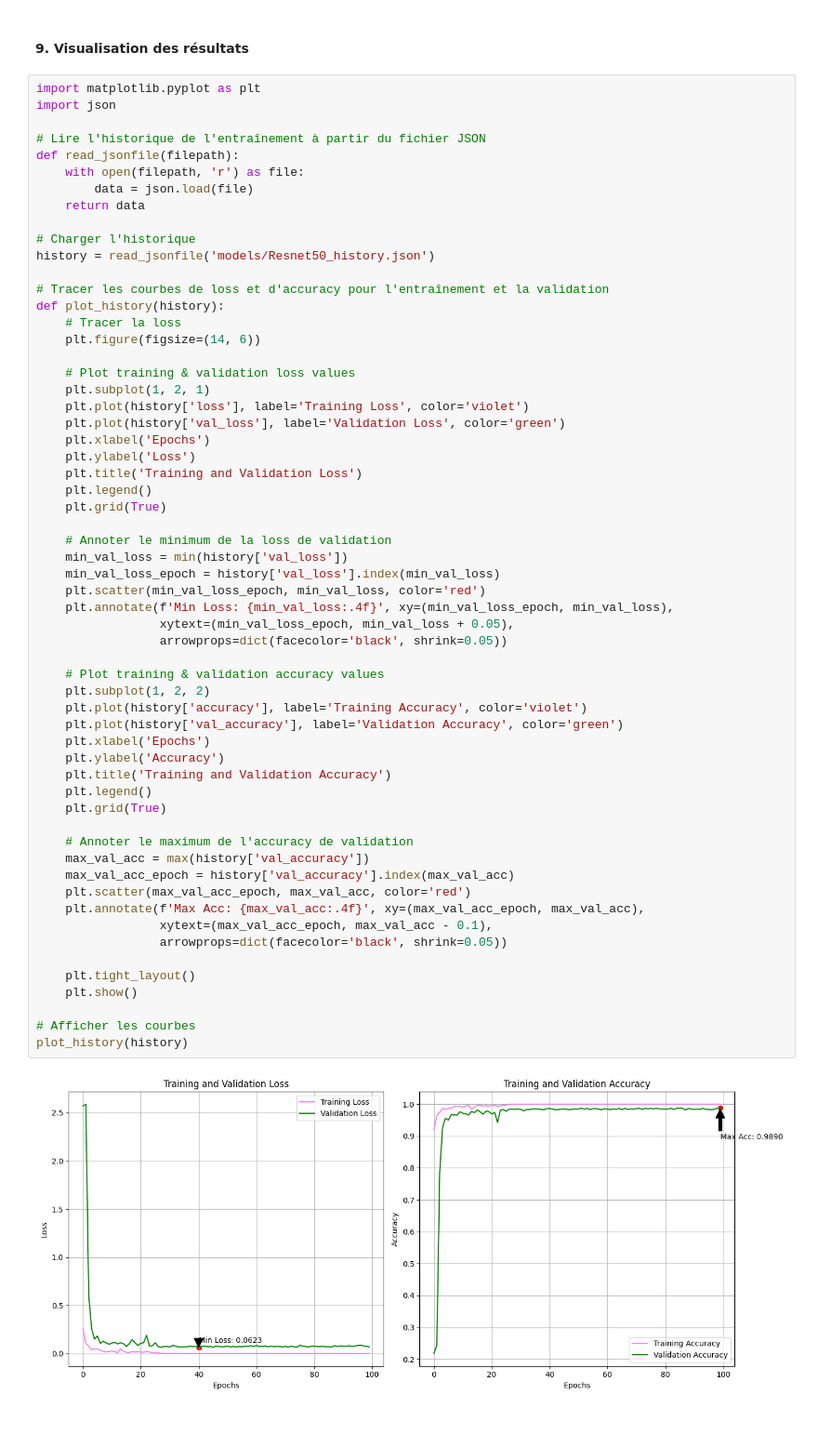
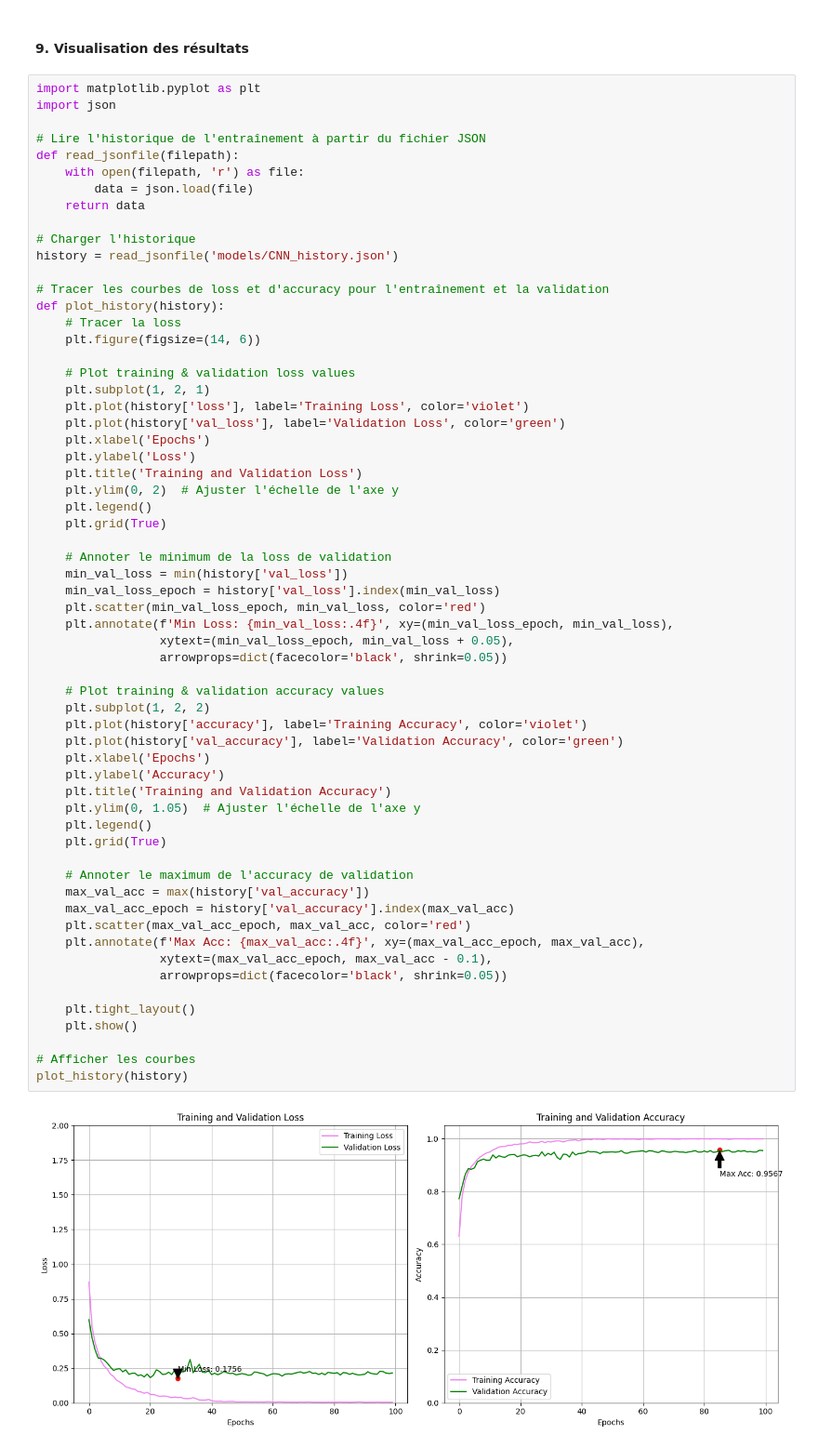
Before and after one commit to HSrbyte/doc-classifier, a Jupyter notebook: notebooks/14-aasri-CNN.ipynb, the cells around one changed output. Shown at 93% size. Cells and saved outputs as stored; diff of their text form; blank space fills up the shorter version.

```diff
--- a/notebooks/14-aasri-CNN.ipynb
+++ b/notebooks/14-aasri-CNN.ipynb
@@ -161,7 +162,7 @@ def read_jsonfile(filepath):
     return data
 
 # Charger l'historique
-history = read_jsonfile('models/Resnet50_history.json')
+history = read_jsonfile('models/CNN_history.json')
 
 # Tracer les courbes de loss et d'accuracy pour l'entraînement et la validation
 def plot_history(history):
@@ -175,6 +176,7 @@ def plot_history(history):
     plt.xlabel('Epochs')
     plt.ylabel('Loss')
     plt.title('Training and Validation Loss')
+    plt.ylim(0, 2)  # Ajuster l'échelle de l'axe y
     plt.legend()
     plt.grid(True)
 
@@ -183,31 +185,32 @@ def plot_history(history):
     min_val_loss_epoch = history['val_loss'].index(min_val_loss)
     plt.scatter(min_val_loss_epoch, min_val_loss, color='red')
     plt.annotate(f'Min Loss: {min_val_loss:.4f}', xy=(min_val_loss_epoch, min_val_loss),
                  xytext=(min_val_loss_epoch, min_val_loss + 0.05),
                  arrowprops=dict(facecolor='black', shrink=0.05))
 
     # Plot training & validation accuracy values
     plt.subplot(1, 2, 2)
     plt.plot(history['accuracy'], label='Training Accuracy', color='violet')
     plt.plot(history['val_accuracy'], label='Validation Accuracy', color='green')
     plt.xlabel('Epochs')
     plt.ylabel('Accuracy')
     plt.title('Training and Validation Accuracy')
+    plt.ylim(0, 1.05)  # Ajuster l'échelle de l'axe y
     plt.legend()
     plt.grid(True)
 
     # Annoter le maximum de l'accuracy de validation
     max_val_acc = max(history['val_accuracy'])
     max_val_acc_epoch = history['val_accuracy'].index(max_val_acc)
     plt.scatter(max_val_acc_epoch, max_val_acc, color='red')
     plt.annotate(f'Max Acc: {max_val_acc:.4f}', xy=(max_val_acc_epoch, max_val_acc),
                  xytext=(max_val_acc_epoch, max_val_acc - 0.1),
                  arrowprops=dict(facecolor='black', shrink=0.05))
 
     plt.tight_layout()
     plt.show()
 
 # Afficher les courbes
 plot_history(history)
 # %% [output]
-[figure, old version]
+[figure, new version]
```
Also changed, not shown: parts of 12 cells of this notebook.
